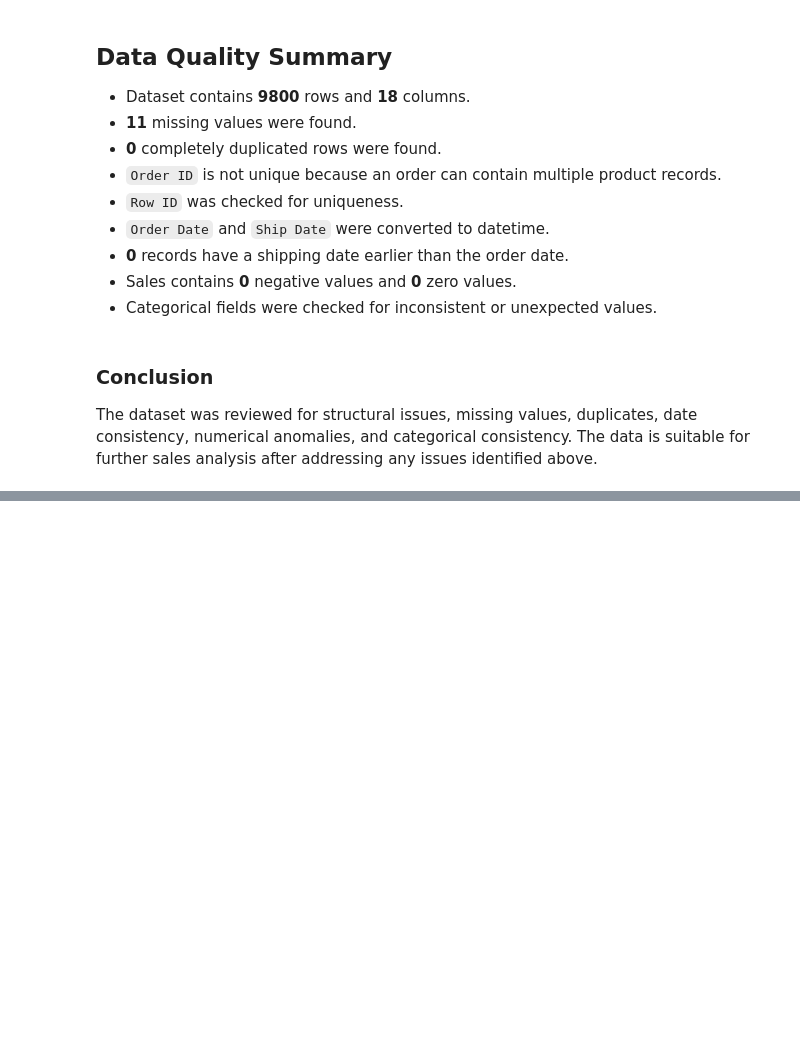
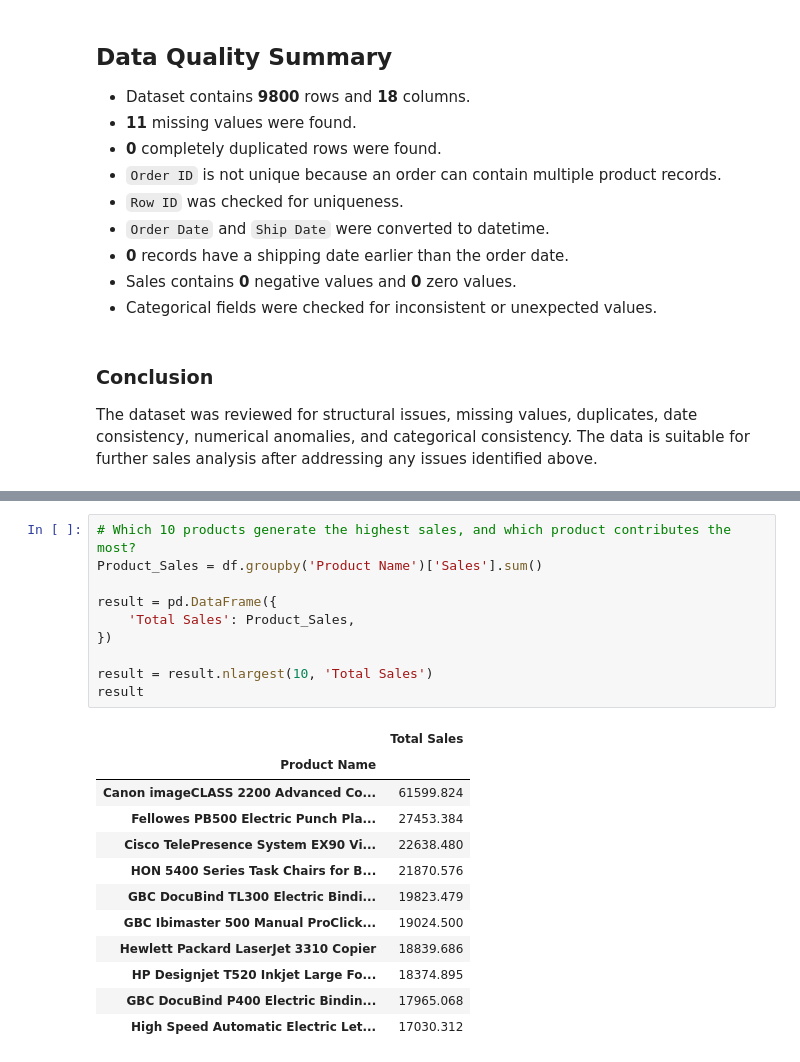
Before and after one commit to ranjanvrma/retail-sales-analytics, a Jupyter notebook: notebooks/01_retail_sales_analysis.ipynb, the cells around one changed output, grey strips where cells are left out. Saved outputs shown, nothing was run; the diff lists cells and outputs as text; blank space fills up the shorter version.

```diff
--- a/notebooks/01_retail_sales_analysis.ipynb
+++ b/notebooks/01_retail_sales_analysis.ipynb
@@ -333,0 +457,23 @@ The dataset was reviewed for structural issues, missing values, duplicates, date
+# %%
+# Which 10 products generate the highest sales, and which product contributes the most?
+Product_Sales = df.groupby('Product Name')['Sales'].sum()
+
+result = pd.DataFrame({
+    'Total Sales': Product_Sales,
+})
+
+result = result.nlargest(10, 'Total Sales')
+result
+# %% [output]
+|  | Total Sales |
+| Product Name |  |
+| Canon imageCLASS 2200 Advanced Co... | 61599.824 |
+| Fellowes PB500 Electric Punch Pla... | 27453.384 |
+| Cisco TelePresence System EX90 Vi... | 22638.480 |
+| HON 5400 Series Task Chairs for B... | 21870.576 |
+| GBC DocuBind TL300 Electric Bindi... | 19823.479 |
+| GBC Ibimaster 500 Manual ProClick... | 19024.500 |
+| Hewlett Packard LaserJet 3310 Copier | 18839.686 |
+| HP Designjet T520 Inkjet Large Fo... | 18374.895 |
+| GBC DocuBind P400 Electric Bindin... | 17965.068 |
+| High Speed Automatic Electric Let... | 17030.312 |
```
Also changed, not shown: parts of 20 cells of this notebook.
